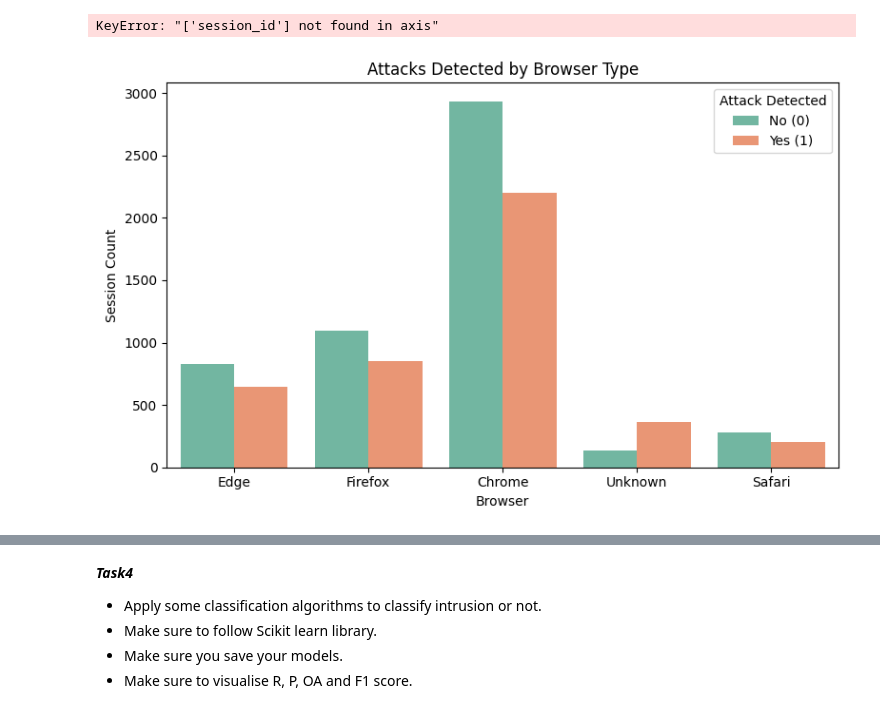
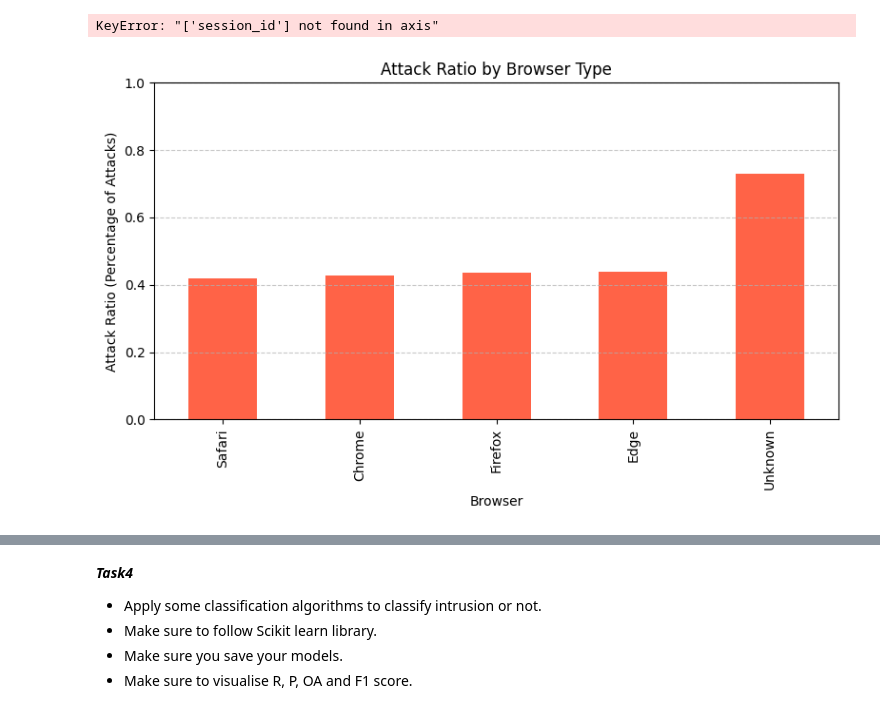
Before and after one commit to tajbidtousif/CMP7239-ML, a Jupyter notebook: Session_6_Lab_Intrution_Detection_System.ipynb, the cells around one changed output, grey strips where cells are left out. Drawn from its saved outputs; the diff is of its cells as text; code cells hidden in the pictures.

```diff
--- a/Session_6_Lab_Intrution_Detection_System.ipynb
+++ b/Session_6_Lab_Intrution_Detection_System.ipynb
@@ -152,29 +152,30 @@ KeyError: "['session_id'] not found in axis"
 # %%
 import seaborn as sns
 import matplotlib.pyplot as plt
 
 
-# Step 1: Define your browser mapping
 browser_mapping = {
     0: 'Chrome',
     1: 'Edge',
     2: 'Firefox',
     3: 'Safari',
     4: 'Unknown'
 }
-
-# Step 2: Map numeric browser_type to names
 df['browser_name'] = df['browser_type'].map(browser_mapping)
 
-# Step 3: Plot browser vs. attack_detected
+# Group by browser and calculate attack ratio
+attack_ratio = df.groupby('browser_name')['attack_detected'].mean().sort_values()
+
+# Plot the attack ratio
 plt.figure(figsize=(8, 5))
-sns.countplot(data=df, x='browser_name', hue='attack_detected', palette='Set2')
+attack_ratio.plot(kind='bar', color='tomato')
 
-plt.title('Attacks Detected by Browser Type')
+plt.title('Attack Ratio by Browser Type')
+plt.ylabel('Attack Ratio (Percentage of Attacks)')
 plt.xlabel('Browser')
-plt.ylabel('Session Count')
-plt.legend(title='Attack Detected', labels=['No (0)', 'Yes (1)'])
+plt.ylim(0, 1)
+plt.grid(axis='y', linestyle='--', alpha=0.7)
 plt.tight_layout()
 plt.show()
 # %% [output]
-[figure, old version]
+[figure, new version]
```
Also changed, not shown: parts of 1 cell of this notebook.
